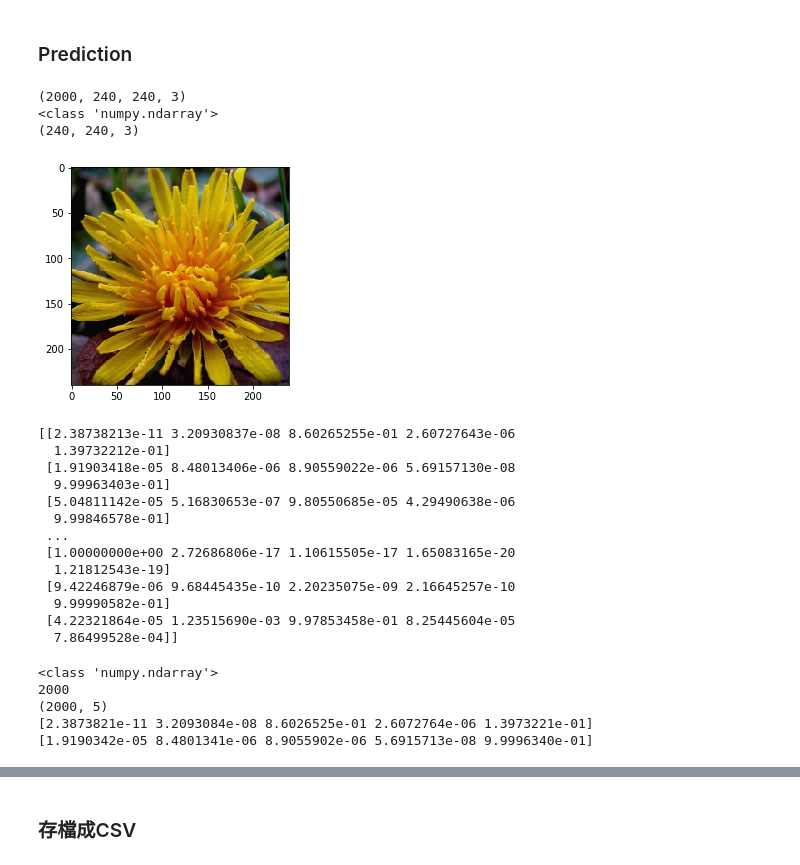
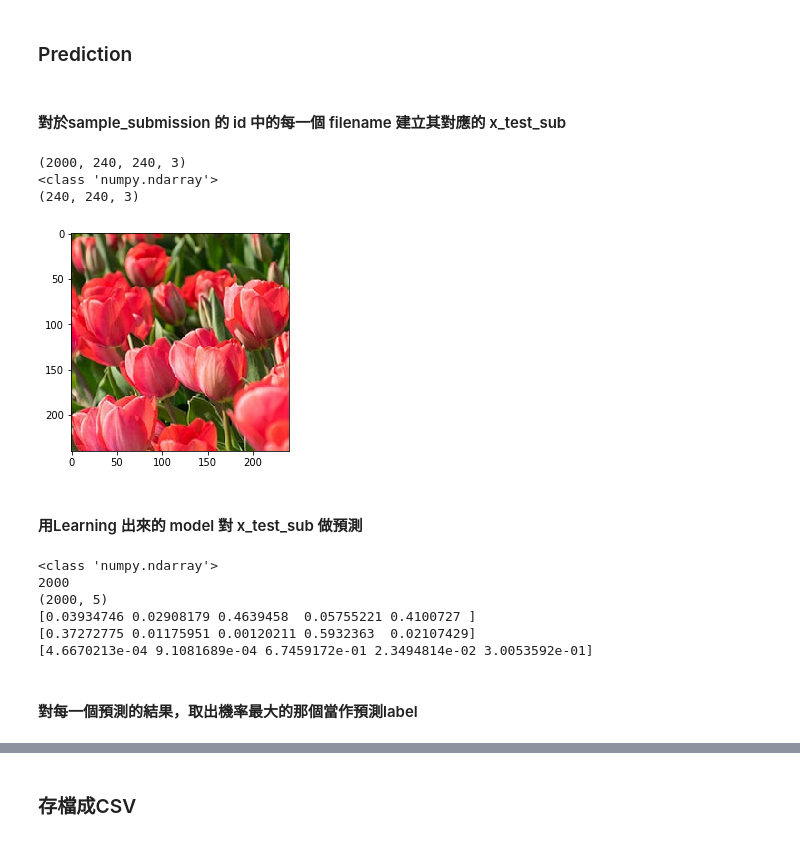
Before and after one commit to kung-bill/3rd-ML100Days, a Jupyter notebook: homework/Day_101_FinalExam.ipynb, the cells around one changed output, grey strips where cells are left out. Saved outputs shown, nothing was run; the diff lists cells and outputs as text; code cells hidden in the pictures.

```diff
--- a/homework/Day_101_FinalExam.ipynb
+++ b/homework/Day_101_FinalExam.ipynb
@@ -29,8 +31,9 @@ for l in labels:
         pass
 
 #建立處理過後的 testing 資料夾
+test_path = "ml100-03-final/processed image data/test"
 try:
-    os.makedirs("ml100-03-final/processed image data/test")
+    os.makedirs(test_path)
 except OSError:
     pass
 # %%
@@ -142,0 +147,13 @@ print('每個種類分別有幾個sample', num_label)
+# %%
+#測試 test data 的 dictionary 是否成功建立
+
+# tf_name = "0a17a40da339434863c4ae1382d8ab51"
+tf_name = "0bfd70207c02f6fc77f4835468024c2a"
+im = cv2.imread(os.path.join(test_path, tf_name+".jpg"))
+print("直接讀取檔案", tf_name)
+plt.imshow(cv2.cvtColor(im, cv2.COLOR_BGR2RGB))
+plt.show()
+print("透過test_dict讀取檔案", tf_name)
+im = test_dict[tf_name]
+plt.imshow(cv2.cvtColor(im, cv2.COLOR_BGR2RGB))
+plt.show()
@@ -142,0 +167,12 @@ print('每個種類分別有幾個sample', num_label)
+# %%
+#normalize
+x_train = x_train.astype('float32')
+x_train /= 255
+x_val = x_val.astype('float32')
+x_val /= 255
+
+for k in test_dict.keys():
+    im = test_dict[k]
+    im = im.astype('float32')
+    im /= 255
+    test_dict[k] = im
@@ -448,54 +473,43 @@ model = keras.models.load_model(predict_model_name)
 # %%
 df = pd.read_csv('ml100-03-final/sample_submission.csv')
 test_file_name_list = list(df.id)
+# %% [markdown]
+#### 對於sample_submission 的 id 中的每一個 filename 建立其對應的 x_test_sub
 # %%
 x_test_sub = [];
-for i, f_name in enumerate(test_file_name_list):
-    im = cv2.imread(os.path.join('ml100-03-final/processed image data/test', f_name+'.jpg'))
+for f_name in test_file_name_list:
+    im = test_dict[f_name]
     x_test_sub.append(im)
+
 x_test_sub = np.array(x_test_sub)
-
-x_test_sub_float = x_test_sub.astype('float32')
-# x_test_sub_float /= 255
 # %%
 print(x_test_sub.shape)
-test_img_01 = x_test_sub[6]
-plt.imshow(cv2.cvtColor(test_img_01, cv2.COLOR_BGR2RGB))
-print(type(test_img_01))
-print(test_img_01.shape)
+plt.imshow(cv2.cvtColor(x_test_sub[10], cv2.COLOR_BGR2RGB))
+print(type(x_test_sub[6]))
+print(x_test_sub[6].shape)
 # %% [output]
 (2000, 240, 240, 3)
 <class 'numpy.ndarray'>
 (240, 240, 3)
-[figure, old version]
+[figure, new version]
+# %% [markdown]
+#### 用Learning 出來的 model 對 x_test_sub 做預測
 # %%
 y_test_sub_predict = model.predict(x_test_sub)
-# %%
-print(y_test_sub_predict)
-# %% [output]
-[[2.38738213e-11 3.20930837e-08 8.60265255e-01 2.60727643e-06
-  1.39732212e-01]
- [1.91903418e-05 8.48013406e-06 8.90559022e-06 5.69157130e-08
-  9.99963403e-01]
- [5.04811142e-05 5.16830653e-07 9.80550685e-05 4.29490638e-06
-  9.99846578e-01]
- ...
- [1.00000000e+00 2.72686806e-17 1.10615505e-17 1.65083165e-20
-  1.21812543e-19]
- [9.42246879e-06 9.68445435e-10 2.20235075e-09 2.16645257e-10
-  9.99990582e-01]
- [4.22321864e-05 1.23515690e-03 9.97853458e-01 8.25445604e-05
-  7.86499528e-04]]
 # %%
 print(type(y_test_sub_predict))
 print(len(y_test_sub_predict))
 print(y_test_sub_predict.shape)
 print(y_test_sub_predict[0])
 print(y_test_sub_predict[1])
+print(y_test_sub_predict[8])
 # %% [output]
 <class 'numpy.ndarray'>
 2000
 (2000, 5)
-[2.3873821e-11 3.2093084e-08 8.6026525e-01 2.6072764e-06 1.3973221e-01]
-[1.9190342e-05 8.4801341e-06 8.9055902e-06 5.6915713e-08 9.9996340e-01]
+[0.03934746 0.02908179 0.4639458  0.05755221 0.4100727 ]
+[0.37272775 0.01175951 0.00120211 0.5932363  0.02107429]
+[4.6670213e-04 9.1081689e-04 6.7459172e-01 2.3494814e-02 3.0053592e-01]
+# %% [markdown]
+#### 對每一個預測的結果，取出機率最大的那個當作預測label
 # %%
```
Also changed, not shown: parts of 29 cells of this notebook.
